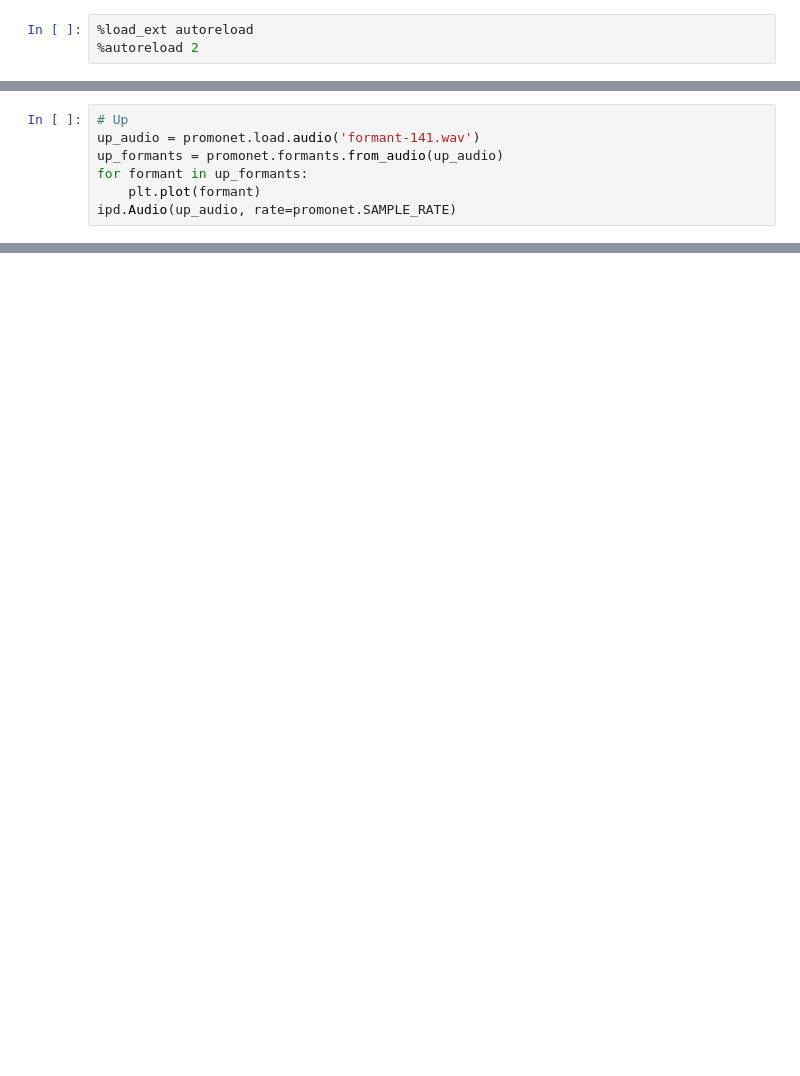
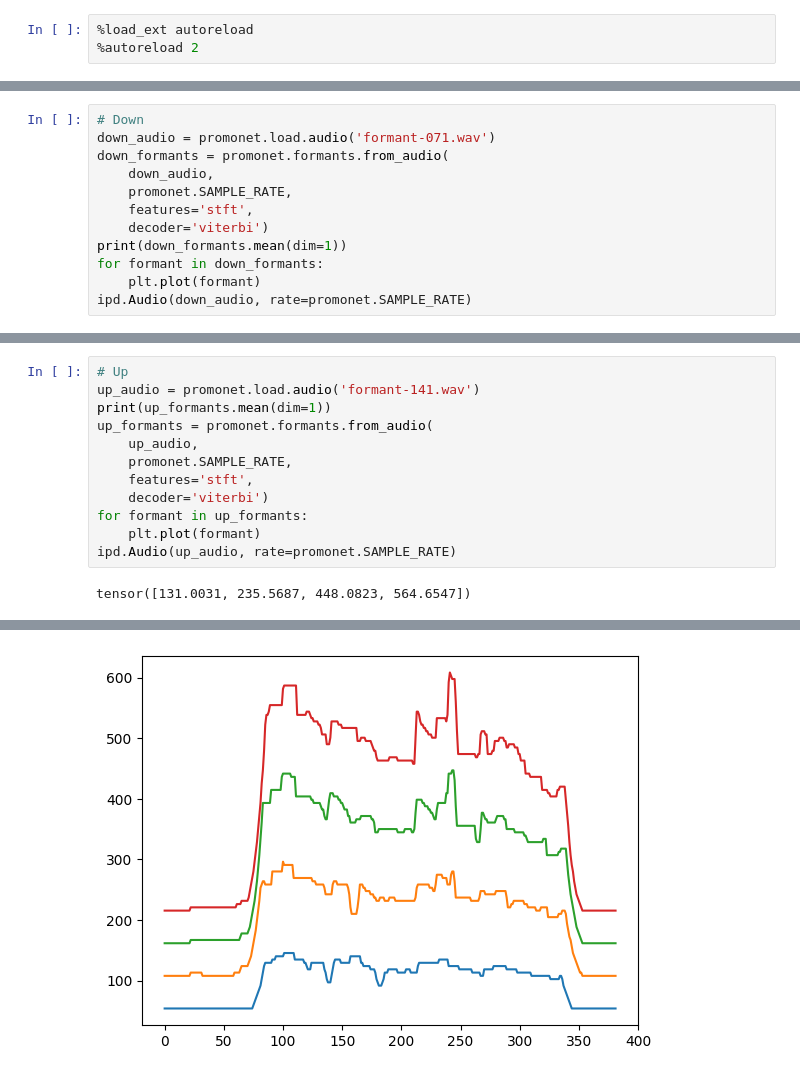
Before and after one commit to maxrmorrison/promonet, a Jupyter notebook: notebooks/formants.ipynb, the cells around one changed output, grey strips where cells are left out. Cells and saved outputs as stored; diff of their text form; blank space fills up the shorter version.

```diff
--- a/notebooks/formants.ipynb
+++ b/notebooks/formants.ipynb
@@ -158,0 +96,12 @@ ipd.Audio(down_audio, rate=promonet.SAMPLE_RATE)
+# %%
+# Down
+down_audio = promonet.load.audio('formant-071.wav')
+down_formants = promonet.formants.from_audio(
+    down_audio,
+    promonet.SAMPLE_RATE,
+    features='stft',
+    decoder='viterbi')
+print(down_formants.mean(dim=1))
+for formant in down_formants:
+    plt.plot(formant)
+ipd.Audio(down_audio, rate=promonet.SAMPLE_RATE)
@@ -159,7 +112,14 @@ ipd.Audio(down_audio, rate=promonet.SAMPLE_RATE)
 # %%
 # Up
 up_audio = promonet.load.audio('formant-141.wav')
-up_formants = promonet.formants.from_audio(up_audio)
+print(up_formants.mean(dim=1))
+up_formants = promonet.formants.from_audio(
+    up_audio,
+    promonet.SAMPLE_RATE,
+    features='stft',
+    decoder='viterbi')
 for formant in up_formants:
     plt.plot(formant)
 ipd.Audio(up_audio, rate=promonet.SAMPLE_RATE)
+# %% [output]
+tensor([131.0031, 235.5687, 448.0823, 564.6547])
@@ -166,3 +127,4 @@ ipd.Audio(up_audio, rate=promonet.SAMPLE_RATE)
+[figure, added]
 # %%
 # Visualize all formants
 colors = ['blue', 'orange', 'green', 'red']
```
Also changed, not shown: parts of 15 cells of this notebook, 1 other file.
